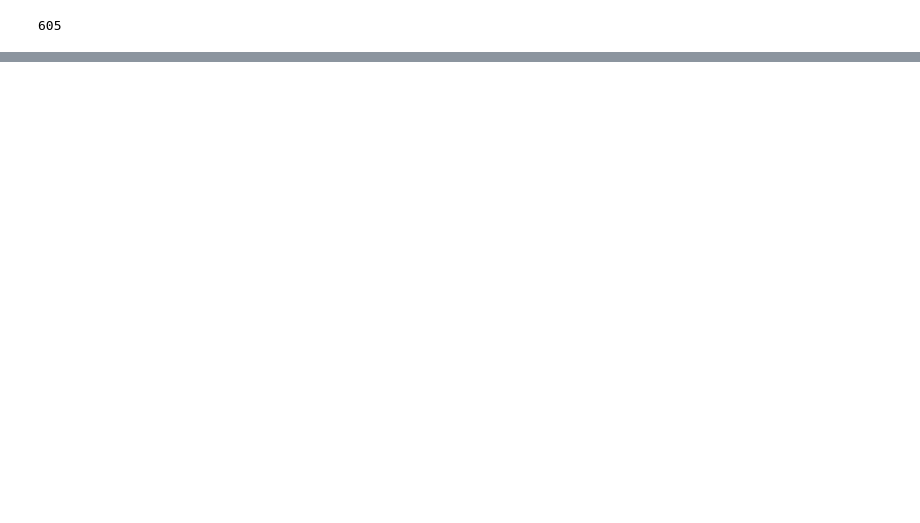
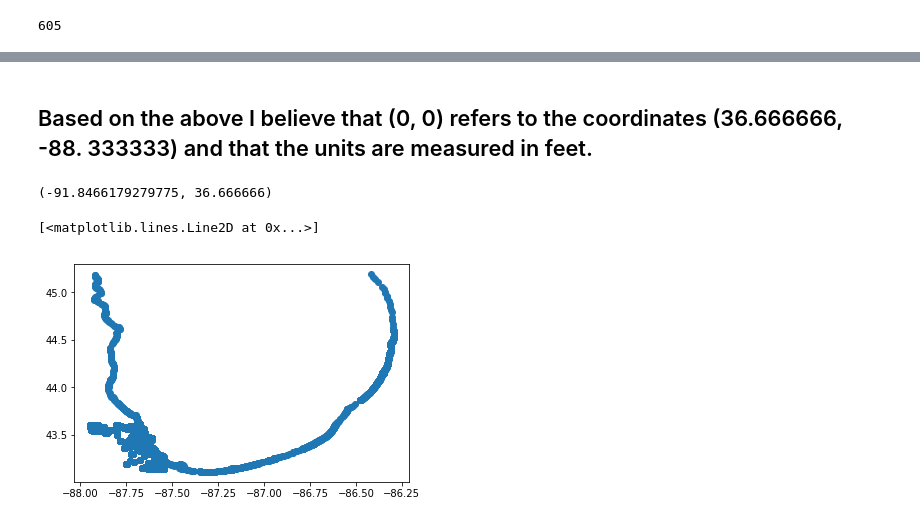
Before and after one commit to schubline/west_nile_virus_project, a Jupyter notebook: pyshp.ipynb, the cells around one changed output, grey strips where cells are left out. Saved outputs shown, nothing was run; the diff lists cells and outputs as text; code cells hidden in the pictures; blank space fills up the shorter version.

```diff
--- a/pyshp.ipynb
+++ b/pyshp.ipynb
@@ -50,0 +66,37 @@ sf.
+# %% [markdown]
+## Based on the above I believe that (0, 0) refers to the coordinates (36.666666, -88. 333333) and that the units are measured in feet.
+# %%
+def get_lat_lon(x,y):
+    x0, y0 = 984250.0, 0
+    lon0,lat0 = -88.333333, 36.666666
+    lon_conv = 85390 # meters per degree lon at 40 north
+    lat_conv = 111030 # meters per degree lat
+
+    x_out = -(x0-x)*.3048/lon_conv + lon0
+    y_out = (y-y0)*.3048/lon_conv + lat0
+
+    return x_out, y_out
+# %%
+get_lat_lon(0, 0)
+# %% [output]
+(-91.8466179279775, 36.666666)
+# %%
+lats = []
+lons = []
+for sr in sf.shapeRecords():
+    for xNew,yNew in sr.shape.points:
+        temp_tuple = get_lat_lon(xNew, yNew)
+        lons.append(temp_tuple[0])
+        lats.append(temp_tuple[1])
+# %%
+water_df = pd.DataFrame({
+    'lat': lats,
+    'lon': lons
+})
+
+water_df.to_csv("water_latlon.csv")
+# %%
+plt.plot(water_df['lon'], water_df['lat'], 'o')
+# %% [output]
+[<matplotlib.lines.Line2D at 0x...>]
+[figure, added]
```
Also changed, not shown: parts of 10 cells of this notebook, 7 other files.
